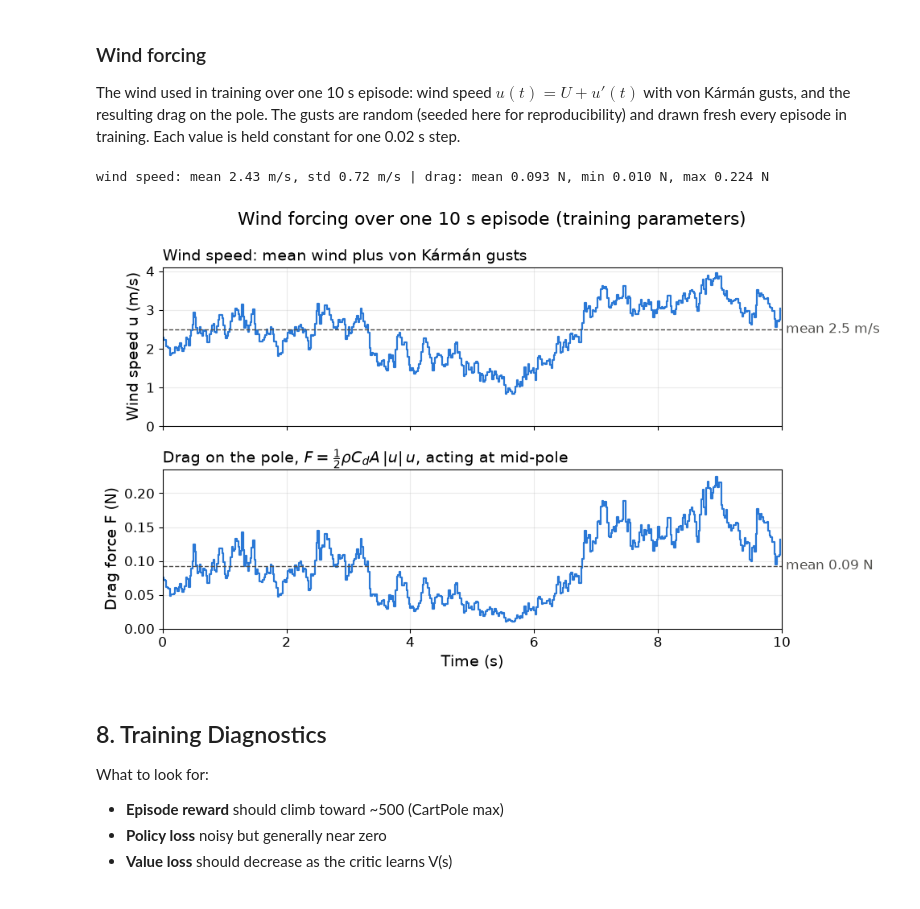
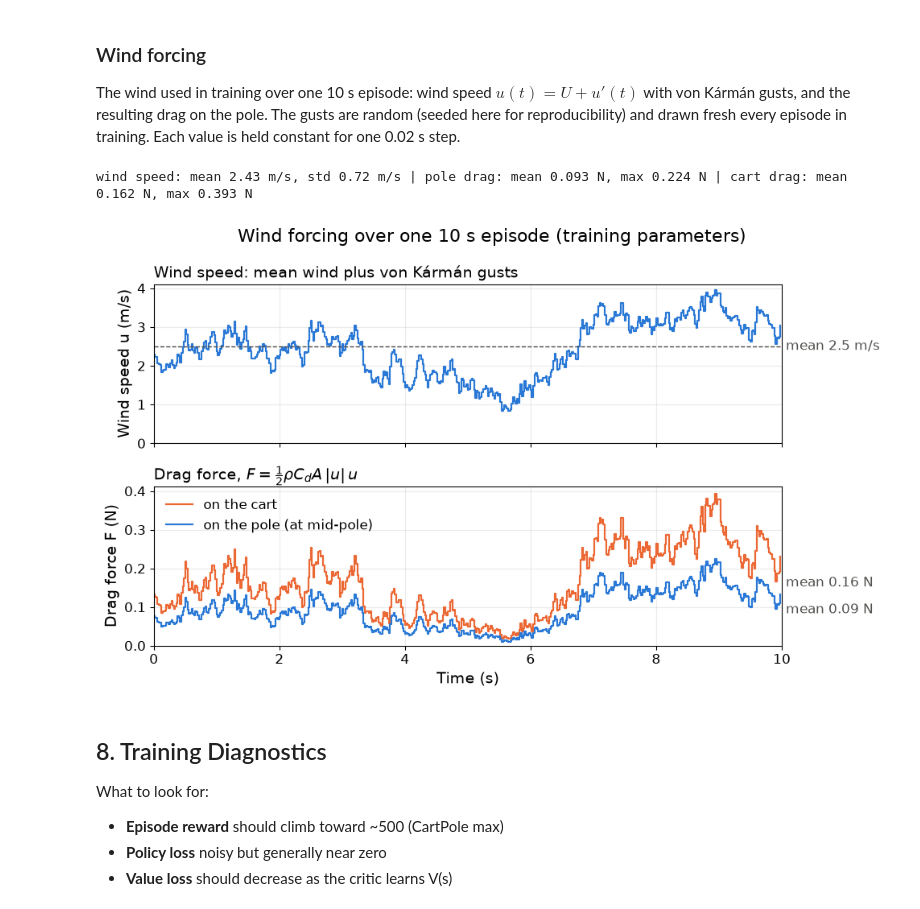
Before and after one commit to ozkansafak/ppo_cartpole, a Jupyter notebook: ppo_cartpole.ipynb, the cells around one changed output. Cells and saved outputs as stored; diff of their text form; code cells hidden in the pictures.

Commit message:
Wind on cart; pure perception delay as agent input; GIF legend; README physics updates

```diff
--- a/ppo_cartpole.ipynb
+++ b/ppo_cartpole.ipynb
@@ -735,42 +733,47 @@ np.random.seed(0)  # reproducible gust phases
 forcing_demo.reset(seed=0)
 dt = float(forcing_demo.unwrapped.tau)
 n_steps = 500  # one full episode, 10 s
 t_start = np.arange(n_steps) * dt  # each value holds over [t_start, t_start + dt)
 wind = np.array([forcing_demo.mean_wind + forcing_demo.gust(t) for t in t_start])
-force = forcing_demo.drag(wind)
+force = forcing_demo.drag(wind)             # on the pole
+cart_force = forcing_demo.cart_drag_force(wind)  # on the cart
 forcing_demo.close()
 print(f"wind speed: mean {wind.mean():.2f} m/s, std {wind.std():.2f} m/s | "
-      f"drag: mean {force.mean():.3f} N, min {force.min():.3f} N, max {force.max():.3f} N")
+      f"pole drag: mean {force.mean():.3f} N, max {force.max():.3f} N | "
+      f"cart drag: mean {cart_force.mean():.3f} N, max {cart_force.max():.3f} N")
 
 SERIES_COLOR = "#2a78d6"
+CART_COLOR = "#eb6834"
 fig, (ax_u, ax_f) = plt.subplots(2, 1, figsize=(10, 6), sharex=True)
 ax_u.step(t_start, wind, where="post", color=SERIES_COLOR, lw=1.6)
 ax_u.axhline(forcing_demo.mean_wind, color="#52514e", lw=1, ls="--")
 ax_u.text(n_steps * dt, forcing_demo.mean_wind, f" mean {forcing_demo.mean_wind} m/s",
           va="center", ha="left", fontsize=12, color="#52514e")
 ax_u.set_ylim(bottom=0)
 ax_u.set_ylabel("Wind speed u (m/s)")
 ax_u.set_title("Wind speed: mean wind plus von Kármán gusts", loc="left")
 
-ax_f.step(t_start, force, where="post", color=SERIES_COLOR, lw=1.6)
-ax_f.axhline(force.mean(), color="#52514e", lw=1, ls="--")
-ax_f.text(n_steps * dt, force.mean(), f" mean {force.mean():.2f} N",
-          va="center", ha="left", fontsize=12, color="#52514e")
+ax_f.step(t_start, cart_force, where="post", color=CART_COLOR, lw=1.6, label="on the cart")
+ax_f.step(t_start, force, where="post", color=SERIES_COLOR, lw=1.6, label="on the pole (at mid-pole)")
+for series in (force, cart_force):
+    ax_f.text(n_steps * dt, series.mean(), f" mean {series.mean():.2f} N",
+              va="center", ha="left", fontsize=12, color="#52514e")
+ax_f.legend(loc="upper left", frameon=False)
 ax_f.set_ylim(bottom=0)
 ax_f.set_ylabel("Drag force F (N)")
-ax_f.set_title(r"Drag on the pole, $F = \frac{1}{2}\rho C_d A\,|u|\,u$, acting at mid-pole",
+ax_f.set_title(r"Drag force, $F = \frac{1}{2}\rho C_d A\,|u|\,u$",
                loc="left")
 ax_f.set_xlabel("Time (s)")
 ax_f.set_xlim(0, n_steps * dt)
 for ax in (ax_u, ax_f):
     ax.grid(True, alpha=0.25)
 fig.suptitle("Wind forcing over one 10 s episode (training parameters)")
 fig.tight_layout()
 fig.savefig("resources/external_forcing.png", dpi=150, bbox_inches="tight")
 plt.show()
 # %% [output]
-wind speed: mean 2.43 m/s, std 0.72 m/s | drag: mean 0.093 N, min 0.010 N, max 0.224 N
+wind speed: mean 2.43 m/s, std 0.72 m/s | pole drag: mean 0.093 N, max 0.224 N | cart drag: mean 0.162 N, max 0.393 N
-[figure, old version]
+[figure, new version]
 # %% [markdown]
 ## 8. Training Diagnostics
 
```
Also changed, not shown: parts of 4 cells of this notebook, 7 other files.
